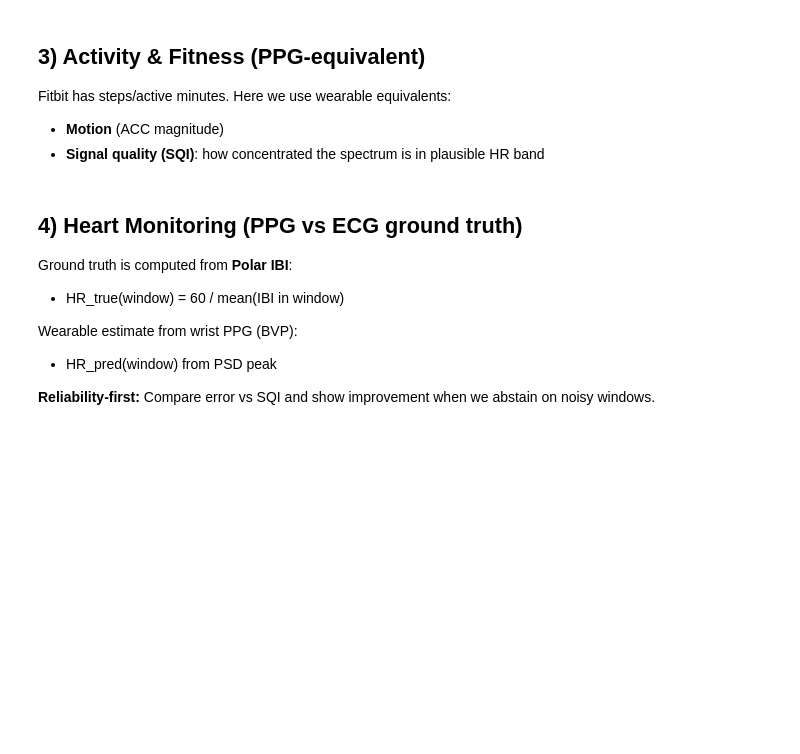
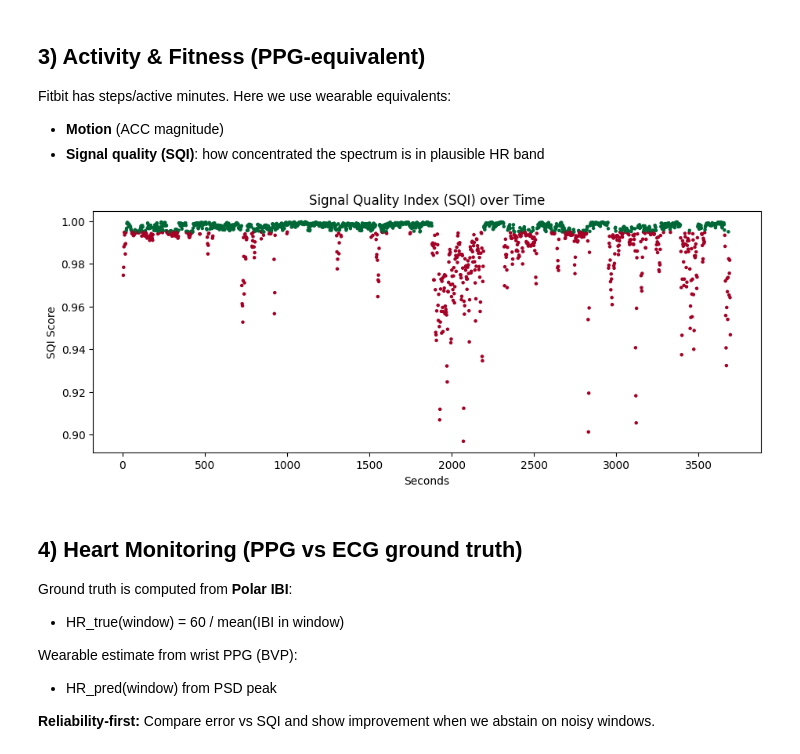
Before and after one commit to charanreddy2406/GalaxyPPG_Fitbit_analysis, a Jupyter notebook: galaxyppg_fitbit_style_analysis.ipynb, the cells around one changed output. Drawn from its saved outputs; the diff is of its cells as text; code cells hidden in the pictures; blank space fills up the shorter version.

```diff
--- a/galaxyppg_fitbit_style_analysis.ipynb
+++ b/galaxyppg_fitbit_style_analysis.ipynb
@@ -269,3 +200,37 @@ plt.figure(); plt.scatter(motion, sqi, s=8); plt.title("Motion vs SQI"); plt.xla
+# %%
+# ---------------------------------------------------------
+# 3) Activity & Fitness (PPG-equivalent)
+# ---------------------------------------------------------
+def bandpass_ppg(x, fs):
+    b, a = butter(3, [0.7/(fs/2), 4.0/(fs/2)], btype='band')
+    return filtfilt(b, a, x).astype(np.float32)
+
+def window_data(x, fs, w_sec, s_sec):
+    w, s = int(w_sec*fs), int(s_sec*fs)
+    chunks = [x[i:i+w] for i in range(0, len(x)-w, s)]
+    centers = [(i + w/2)/fs for i in range(0, len(x)-w, s)]
+    return chunks, np.array(centers)
+
+FS_PPG = int(fs_bvp) if fs_bvp else 64
+bvp_f = bandpass_ppg(bvp, FS_PPG)
+X_ppg, t_centers = window_data(bvp_f, FS_PPG, WIN_SEC, STEP_SEC)
+
+# Calculate SQI (Power Ratio in 0.7-4.0Hz band)
+sqis = []
+for w in X_ppg:
+    f, pxx = welch(w, fs=FS_PPG, nperseg=len(w))
+    band = (f >= 0.7) & (f <= 4.0)
+    sqis.append(trapezoid(pxx[band], f[band]) / (trapezoid(pxx, f) + 1e-12))
+
+sqis = np.array(sqis)
+thr = np.quantile(sqis, SQI_NOISY_QUANTILE)
+is_clean = (sqis >= thr).astype(int)
+
+plt.scatter(t_centers, sqis, c=is_clean, cmap='RdYlGn', s=5)
+plt.title("Signal Quality Index (SQI) over Time")
+plt.xlabel("Seconds"); plt.ylabel("SQI Score"); plt.show()
+# %% [output]
+[figure, added]
 # %% [markdown]
 ## 4) Heart Monitoring (PPG vs ECG ground truth)
 
```
Also changed, not shown: parts of 15 cells of this notebook, 2 other files.
